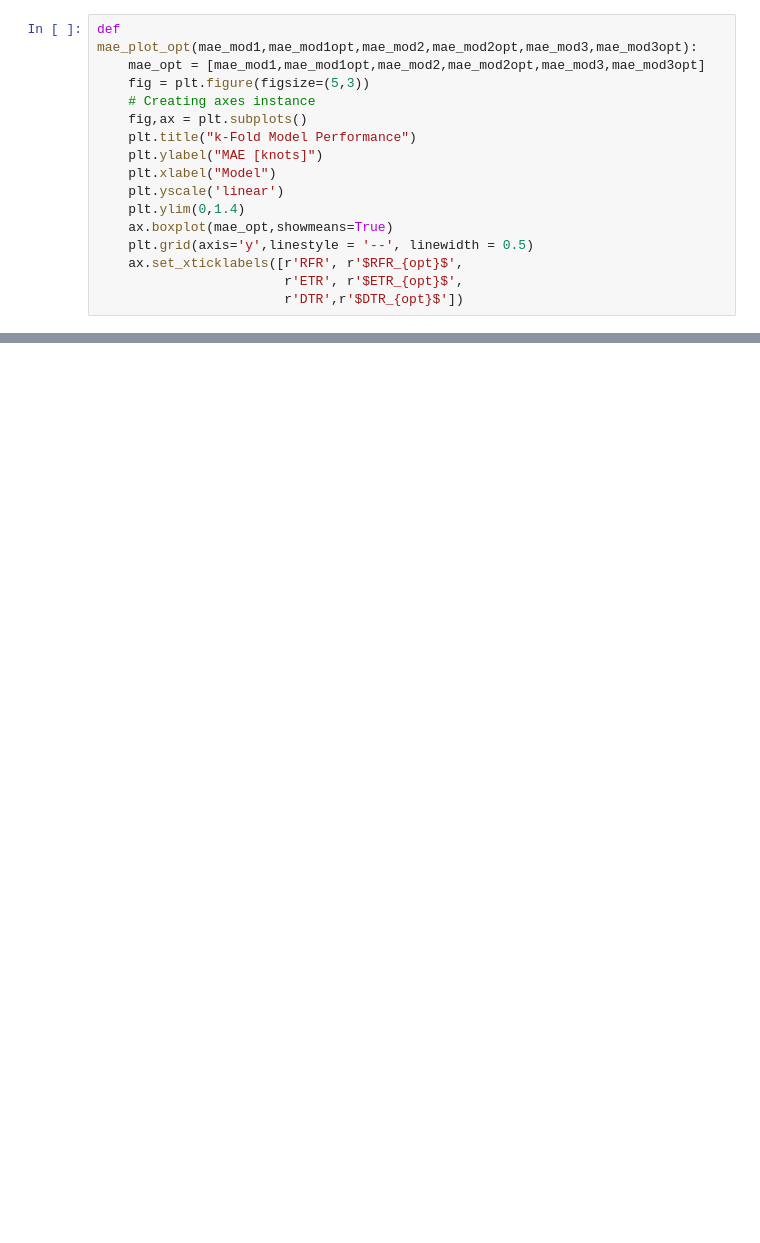
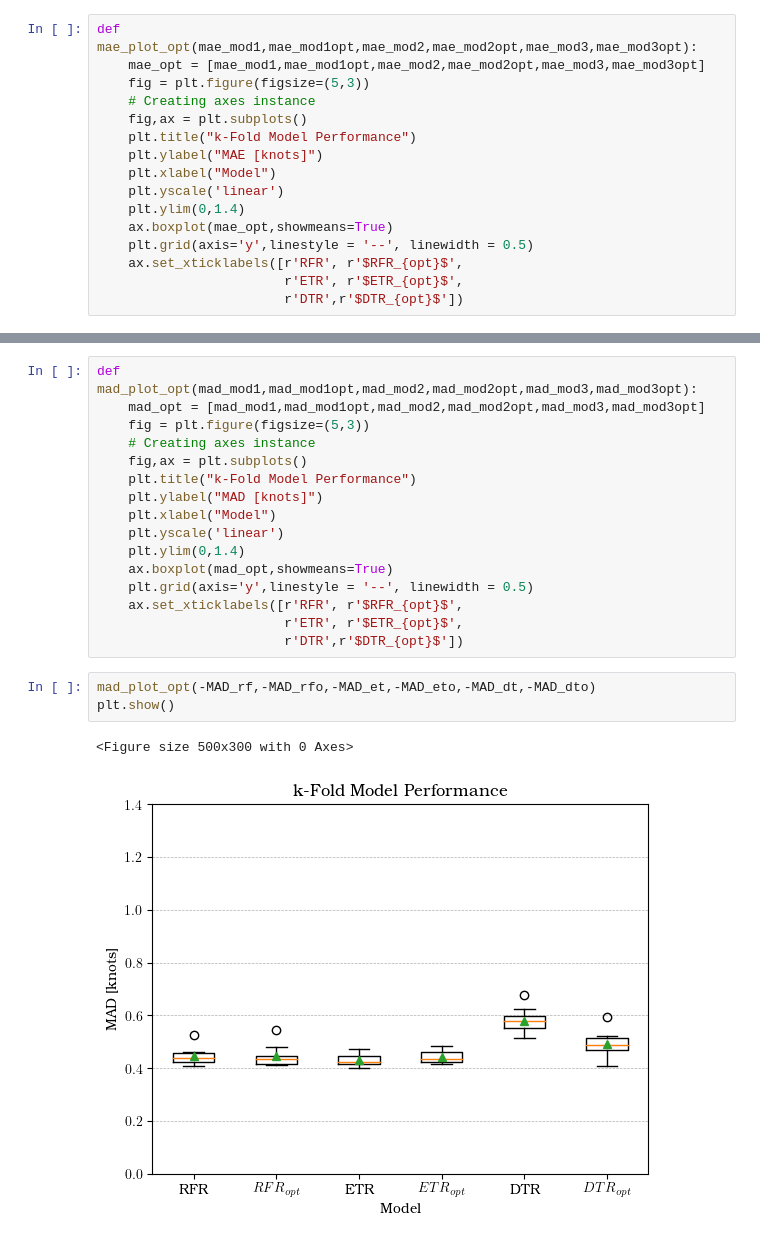
Before and after one commit to hiwafi/thesis-ais, a Jupyter notebook: AIS_stg_one_v2.ipynb, the cells around one changed output, grey strips where cells are left out. Cells and saved outputs as stored; diff of their text form; blank space fills up the shorter version.

```diff
--- a/AIS_stg_one_v2.ipynb
+++ b/AIS_stg_one_v2.ipynb
@@ -1312,0 +1310,22 @@ plt.show()
+# %%
+def mad_plot_opt(mad_mod1,mad_mod1opt,mad_mod2,mad_mod2opt,mad_mod3,mad_mod3opt):
+    mad_opt = [mad_mod1,mad_mod1opt,mad_mod2,mad_mod2opt,mad_mod3,mad_mod3opt]
+    fig = plt.figure(figsize=(5,3))
+    # Creating axes instance
+    fig,ax = plt.subplots()
+    plt.title("k-Fold Model Performance")
+    plt.ylabel("MAD [knots]")
+    plt.xlabel("Model")
+    plt.yscale('linear')
+    plt.ylim(0,1.4)
+    ax.boxplot(mad_opt,showmeans=True)
+    plt.grid(axis='y',linestyle = '--', linewidth = 0.5)
+    ax.set_xticklabels([r'RFR', r'$RFR_{opt}$',
+                        r'ETR', r'$ETR_{opt}$',
+                        r'DTR',r'$DTR_{opt}$'])
+# %%
+mad_plot_opt(-MAD_rf,-MAD_rfo,-MAD_et,-MAD_eto,-MAD_dt,-MAD_dto)
+plt.show()
+# %% [output]
+<Figure size 500x300 with 0 Axes>
+[figure, added]
```
Also changed, not shown: parts of 24 cells of this notebook, 2 other files.
